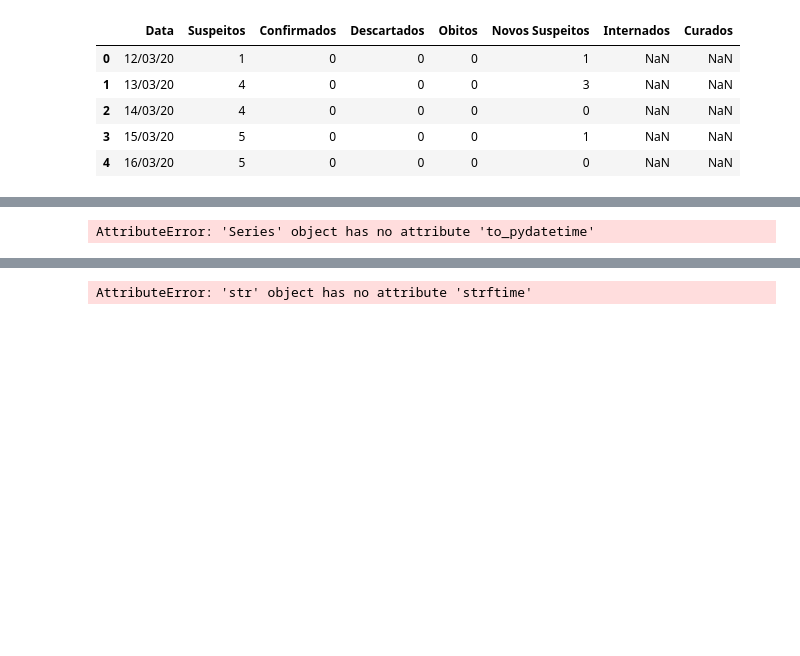
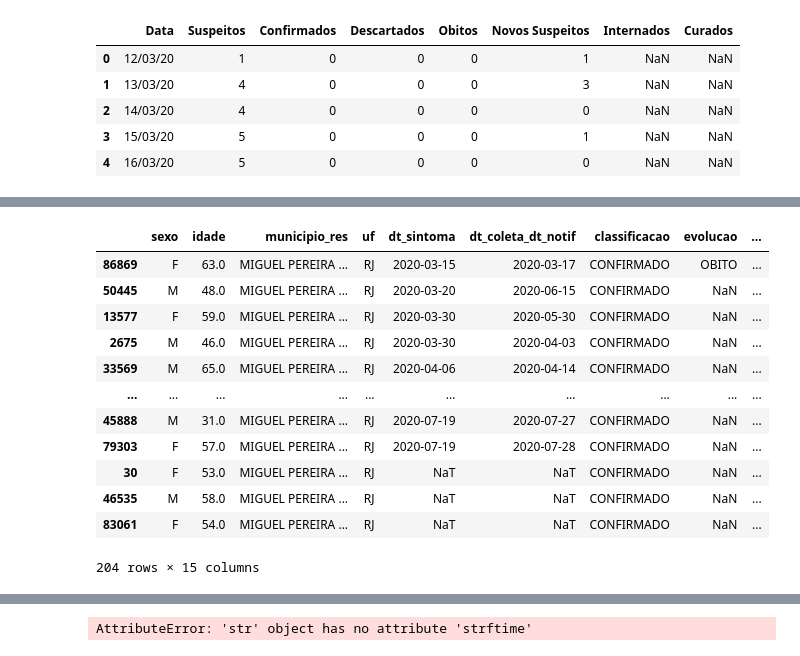
Before and after one commit to fpgdesa/CovidDashboard, a Jupyter notebook: dashboard/Notebook/Dados_Miguel.ipynb, the cells around one changed output, grey strips where cells are left out. Drawn from its saved outputs; the diff is of its cells as text; code cells hidden in the pictures; blank space fills up the shorter version.

```diff
--- a/dashboard/Notebook/Dados_Miguel.ipynb
+++ b/dashboard/Notebook/Dados_Miguel.ipynb
@@ -108,9 +136,3 @@ fig = go.Figure(data=dat, layout=layout)
 py.iplot(fig)
 # %% [output]
 [interactive output not drawn]
-# %%
-from datetime import  datetime
-
-data_ses_Miguel_Pereira.dt_evento.to_pydatetime()
-# %% [output]
-AttributeError: 'Series' object has no attribute 'to_pydatetime'
@@ -119,3 +139,19 @@ data_ses_Miguel_Pereira['dt_evento'] = data_ses_Miguel_Pereira['dt_evento'].dt.s
+# %%
+data_ses_Miguel_Pereira
+# %% [output]
+|  | sexo | idade | municipio_res | uf | dt_sintoma | dt_coleta_dt_notif | classificacao | evolucao | ... |
+| 86869 | F | 63.0 | MIGUEL PEREIRA ... | RJ | 2020-03-15 | 2020-03-17 | CONFIRMADO | OBITO | ... |
+| 50445 | M | 48.0 | MIGUEL PEREIRA ... | RJ | 2020-03-20 | 2020-06-15 | CONFIRMADO | NaN | ... |
+| 13577 | F | 59.0 | MIGUEL PEREIRA ... | RJ | 2020-03-30 | 2020-05-30 | CONFIRMADO | NaN | ... |
+| 2675 | M | 46.0 | MIGUEL PEREIRA ... | RJ | 2020-03-30 | 2020-04-03 | CONFIRMADO | NaN | ... |
+| 33569 | M | 65.0 | MIGUEL PEREIRA ... | RJ | 2020-04-06 | 2020-04-14 | CONFIRMADO | NaN | ... |
+| ... | ... | ... | ... | ... | ... | ... | ... | ... | ... |
+| 45888 | M | 31.0 | MIGUEL PEREIRA ... | RJ | 2020-07-19 | 2020-07-27 | CONFIRMADO | NaN | ... |
+| 79303 | F | 57.0 | MIGUEL PEREIRA ... | RJ | 2020-07-19 | 2020-07-28 | CONFIRMADO | NaN | ... |
+| 30 | F | 53.0 | MIGUEL PEREIRA ... | RJ | NaT | NaT | CONFIRMADO | NaN | ... |
+| 46535 | M | 58.0 | MIGUEL PEREIRA ... | RJ | NaT | NaT | CONFIRMADO | NaN | ... |
+| 83061 | F | 54.0 | MIGUEL PEREIRA ... | RJ | NaT | NaT | CONFIRMADO | NaN | ... |
+204 rows × 15 columns
 # %%
 data2 = data_ses_Miguel_Pereira
 # %%
```
Also changed, not shown: parts of 14 cells of this notebook, 2 other files.
